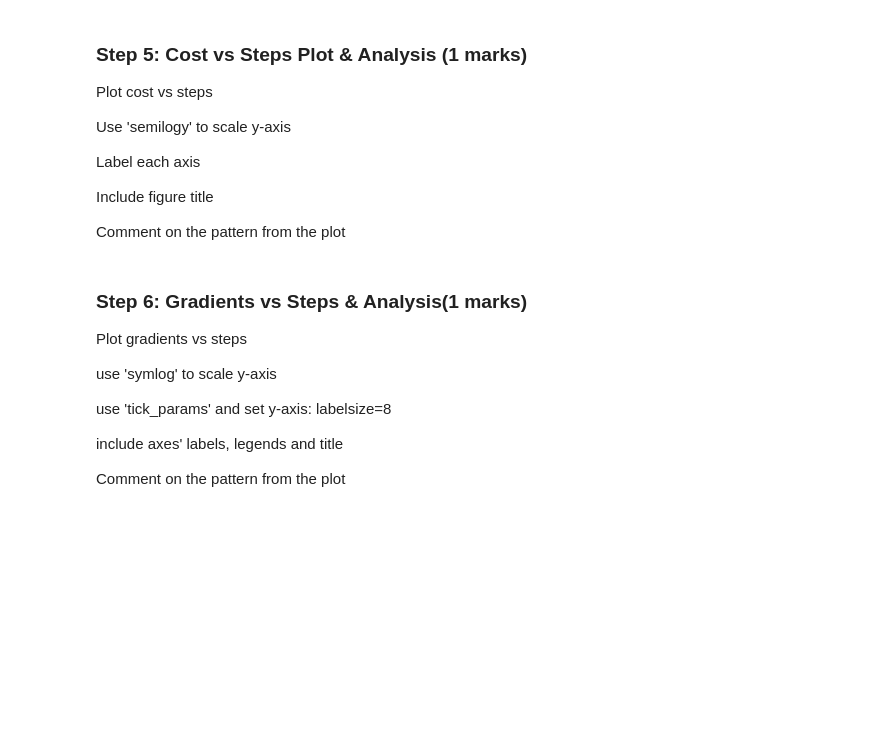
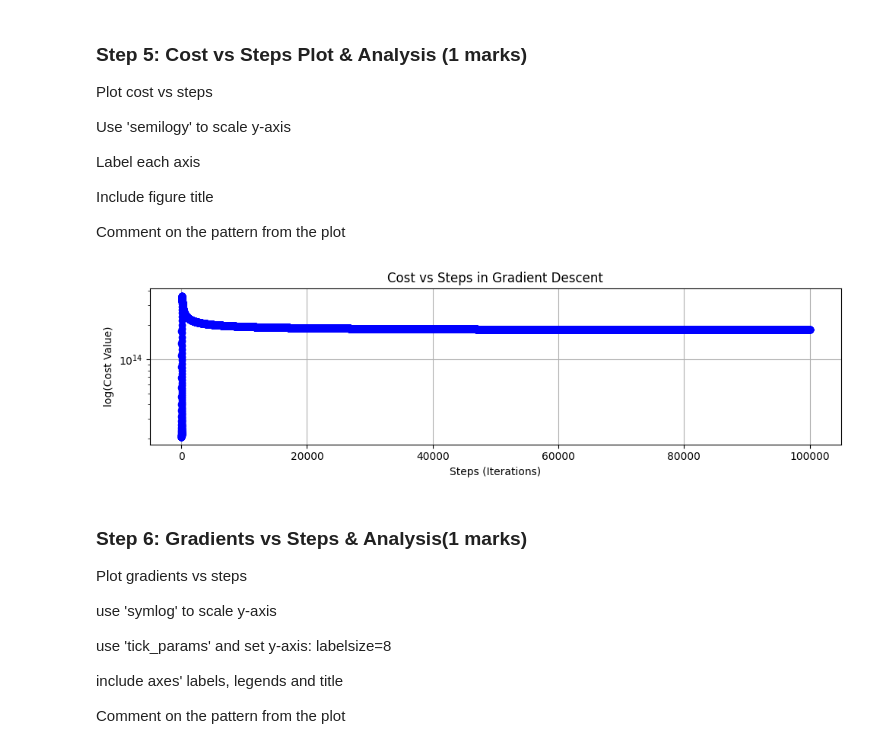
Before and after one commit to WoodenArmor/ENGG680_2025_Fall, a Jupyter notebook: Lab_Assignment2/Assignment2_Upload.ipynb, the cells around one changed output. Cells and saved outputs as stored; diff of their text form; code cells hidden in the pictures; blank space fills up the shorter version.

Commit message:
add Part1, NL Gradient Decent, Step8

```diff
--- a/Lab_Assignment2/Assignment2_Upload.ipynb
+++ b/Lab_Assignment2/Assignment2_Upload.ipynb
@@ -530,3 +848,25 @@ plt.show()
+# %%
+fig , ax = plt.subplots(nrows=1,ncols=1, figsize=(10,3))
+# (0.5 marks)
+
+
+ax.semilogy(range(len(arr_cost)), arr_cost, marker='o', linestyle='-', color='blue')
+ax.set_xlabel('Steps (Iterations)')
+ax.set_ylabel('log(Cost Value)')
+ax.set_title('Cost vs Steps in Gradient Descent')
+ax.grid(True)
+fig.tight_layout()
+plt.show()
+
+
+
+# Comment on the pattern (0.5 marks)
+
+    # The plot shows that the cost function (sum of squared residuals) rapidly decreases during the initial steps of the gradient descent and then gradually flattens out, indicating convergence.
+    # The use of a semilogy plot (logarithmic y-axis) effectively highlights this rapid initial reduction and the subsequent fine-tuning as the algorithm approaches the minimum.
+    # This pattern is typical for a well-behaved gradient descent algorithm, where larger steps are taken when far from the minimum, and smaller steps are taken as the minimum is approached.
+# %% [output]
+[figure, added]
 # %% [markdown]
 ### Step 6: Gradients vs Steps & Analysis(1 marks)
 Plot gradients vs steps
```
Also changed, not shown: parts of 35 cells of this notebook.
